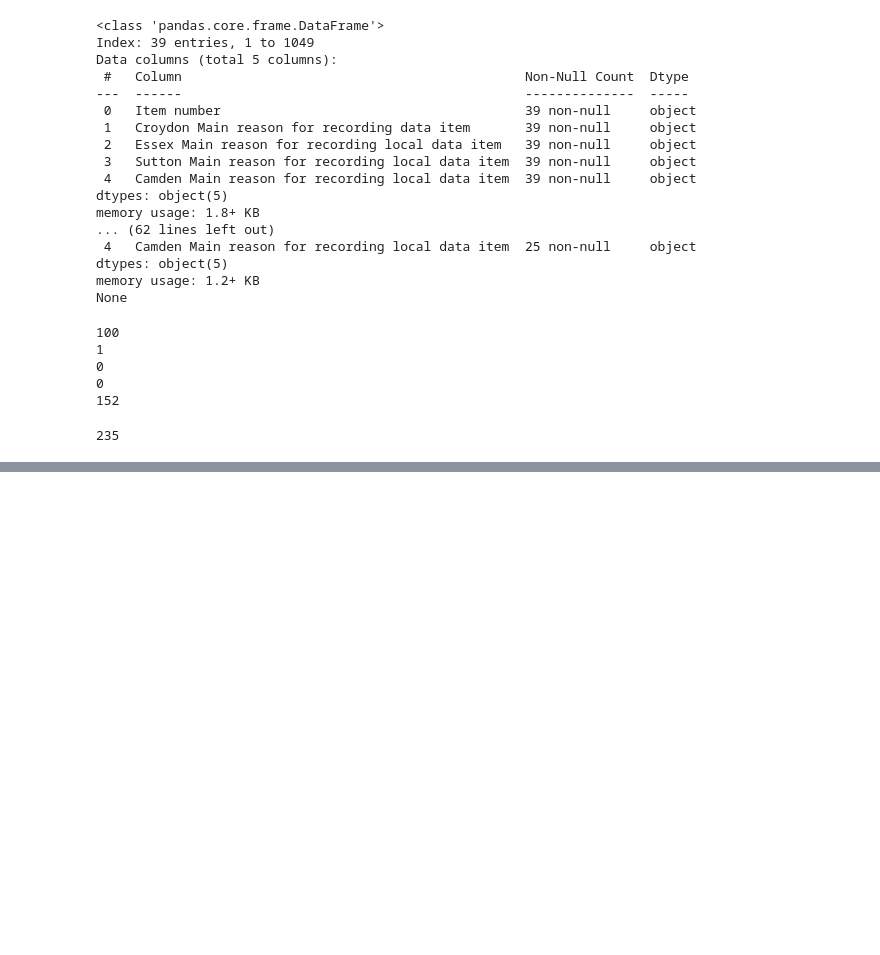
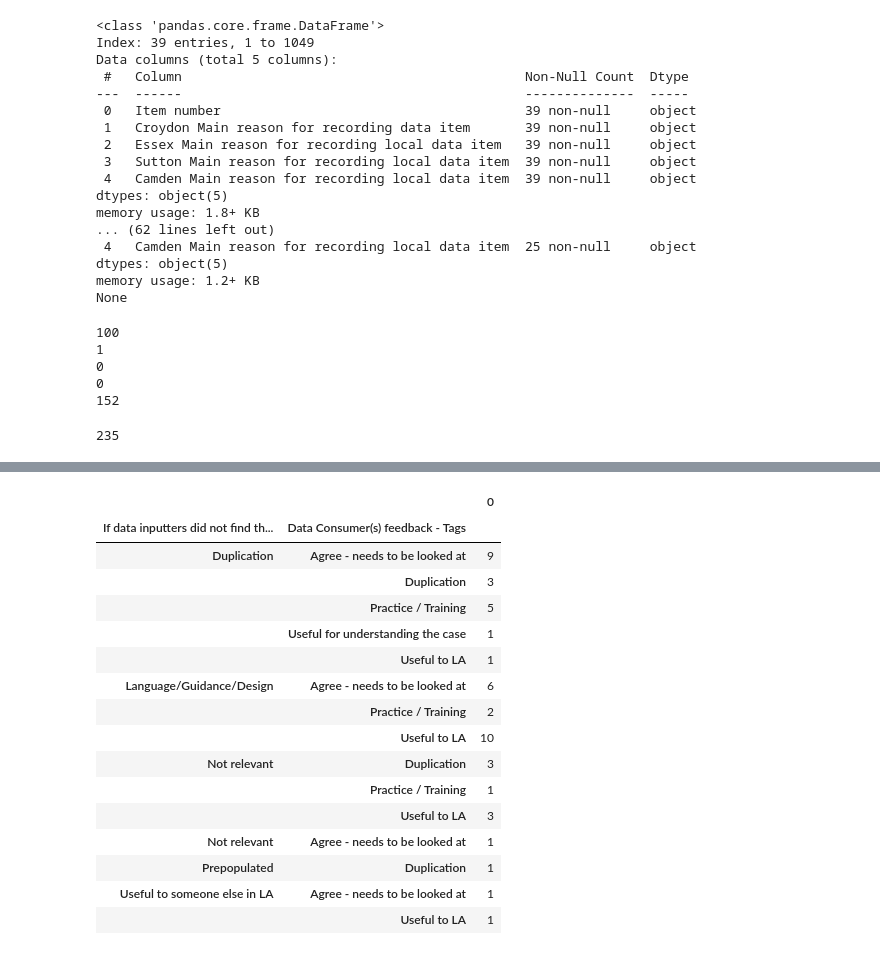
Before and after one commit to data-to-insight/D2I-Jupyter-Notebook-Tools, a Jupyter notebook: p2a_analysis/p2a_round_2.ipynb, the cells around one changed output, grey strips where cells are left out. Drawn from its saved outputs; the diff is of its cells as text; code cells hidden in the pictures; blank space fills up the shorter version.

Commit message:
p2a consumer reasons analysis

```diff
--- a/p2a_analysis/p2a_round_2.ipynb
+++ b/p2a_analysis/p2a_round_2.ipynb
@@ -282,0 +293,63 @@ Croydon Main reason for recording data item        If Croydon data inputters did
+# %%
+prac_cons_croy = df[['If Croydon data inputters did not find the data item useful, why not? - Tags', 'Croydon Data Consumer(s) feedback - Tags']].dropna(thresh=2)
+prac_cons_croy = prac_cons_croy.groupby(
+    ['If Croydon data inputters did not find the data item useful, why not? - Tags', 'Croydon Data Consumer(s) feedback - Tags']
+    ).size()
+# prac_cons_croy
+# print(prac_cons_croy.groupby(['Croydon Data Consumer(s) feedback - Tags', 'If Croydon data inputters did not find the data item useful, why not? - Tags']).size())
+# #print(prac_cons_croy.dropna(thresh=2))
+
+prac_cons_ess = df[['If data inputters did not find the data item useful, why not? - Tags', 'Data Consumer(s) feedback - Tags']].dropna(thresh=2)
+prac_cons_ess = prac_cons_ess.groupby(
+    ['If data inputters did not find the data item useful, why not? - Tags', 'Data Consumer(s) feedback - Tags']
+    ).size()
+
+
+prac_cons_sutt = df[['If data inputters did not find the data item useful, why not? - Tags.1', 'Data Consumer(s) feedback - Tags.1']].dropna(thresh=2)
+prac_cons_sutt= prac_cons_sutt.groupby(
+    ['If data inputters did not find the data item useful, why not? - Tags.1', 'Data Consumer(s) feedback - Tags.1']
+    ).size()
+
+
+prac_cons_cam = df[['If data inputters did not find the data item useful, why not? - Tags.2', 'Data Consumer(s) feedback - Tags.2']].dropna(thresh=2)
+prac_cons_cam = prac_cons_cam.groupby(
+    ['If data inputters did not find the data item useful, why not? - Tags.2', 'Data Consumer(s) feedback - Tags.2']
+    ).size()
+
+
+
+# reasons_total = prac_cons_croy.merge(prac_cons_ess, how='outer', on='index')
+
+reasons_dict = {'croydon':prac_cons_croy,
+                'essex':prac_cons_ess,
+                'sutton':prac_cons_sutt,
+                'camden':prac_cons_cam}
+
+for k,v in reasons_dict.items():
+    v.to_csv(f'{k}_reasons.csv')
+# %%
+croy_size = pd.DataFrame(prac_cons_croy)
+croy_ess = pd.DataFrame(prac_cons_ess)
+croy_sutt = pd.DataFrame(prac_cons_sutt)
+croy_cam = pd.DataFrame(prac_cons_cam)
+
+
+#total_df = croy_size.merge(croy_ess, how='outer', on='index')#.merge(croy_sutt, how='outer', on='index').merge(croy_cam, how='outer', on='index')
+# %% [output]
+|  |  | 0 |
+| If data inputters did not find th... | Data Consumer(s) feedback - Tags |  |
+| Duplication | Agree - needs to be looked at | 9 |
+|  | Duplication | 3 |
+|  | Practice / Training | 5 |
+|  | Useful for understanding the case | 1 |
+|  | Useful to LA | 1 |
+| Language/Guidance/Design | Agree - needs to be looked at | 6 |
+|  | Practice / Training | 2 |
+|  | Useful to LA | 10 |
+| Not relevant | Duplication | 3 |
+|  | Practice / Training | 1 |
+|  | Useful to LA | 3 |
+| Not relevant | Agree - needs to be looked at | 1 |
+| Prepopulated | Duplication | 1 |
+| Useful to someone else in LA | Agree - needs to be looked at | 1 |
+|  | Useful to LA | 1 |
```
Also changed, not shown: parts of 1 cell of this notebook, 4 other files.
